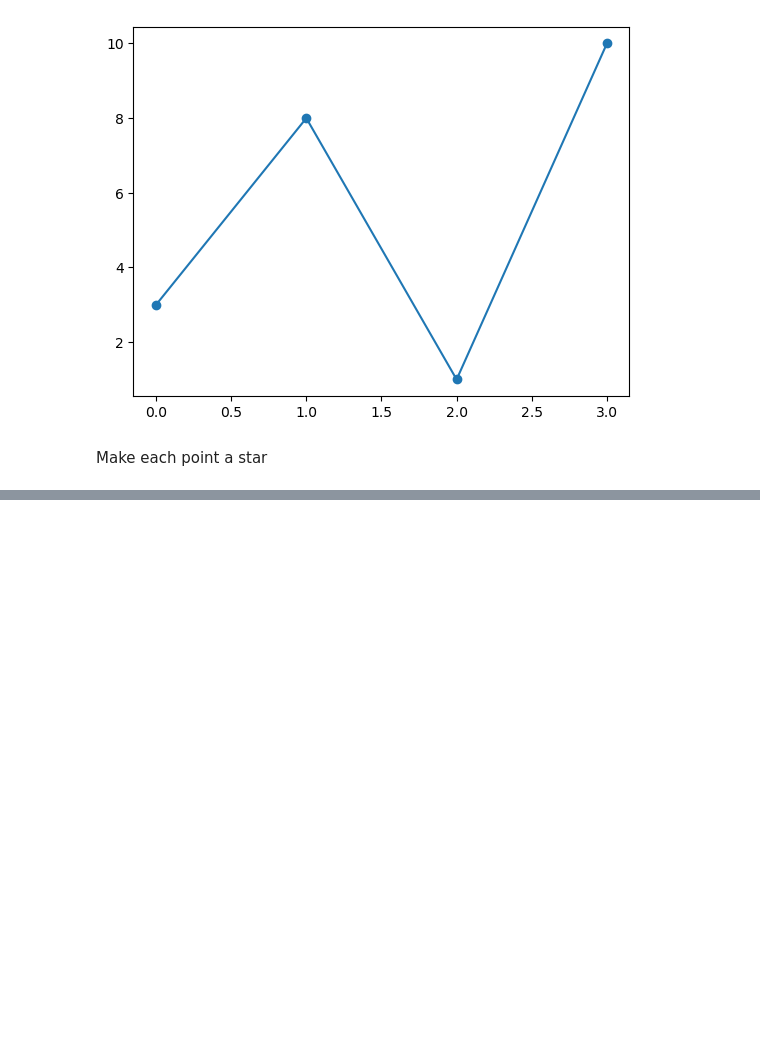
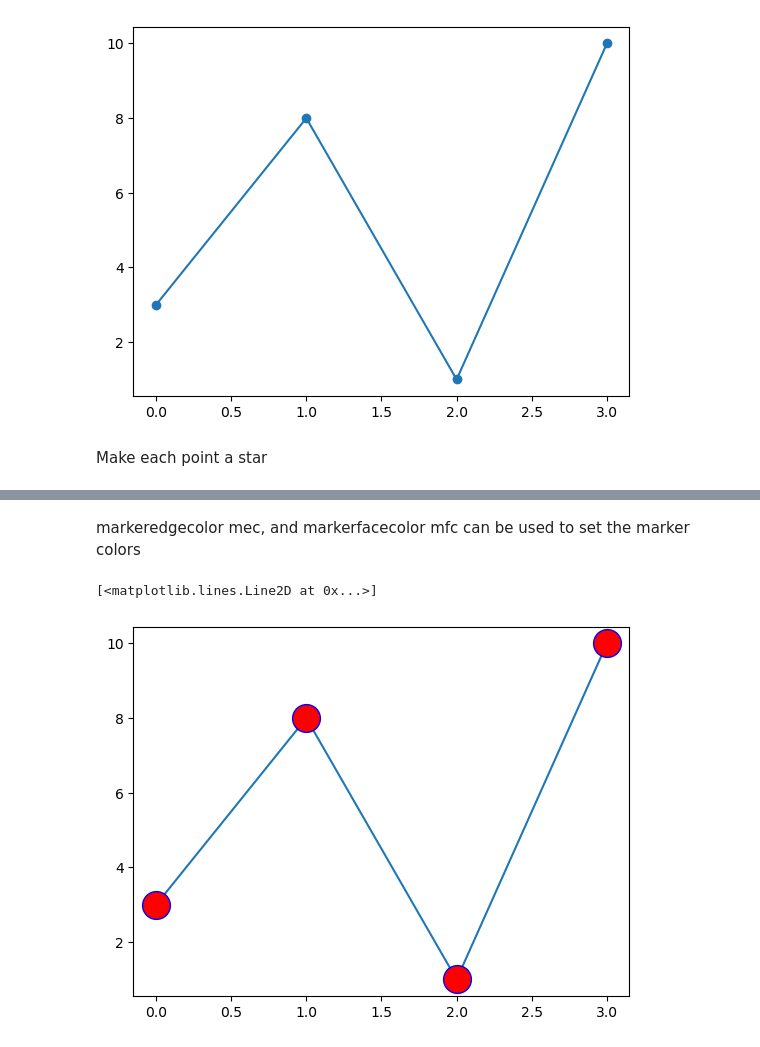
Before and after one commit to MikeCurleyCoosan/pands-mywork, a Jupyter notebook: Week8-work/matplotlib.ipynb, the cells around one changed output, grey strips where cells are left out. Cells and saved outputs as stored; diff of their text form; code cells hidden in the pictures; blank space fills up the shorter version.

```diff
--- a/Week8-work/matplotlib.ipynb
+++ b/Week8-work/matplotlib.ipynb
@@ -56,0 +123,10 @@ plt.plot(y_points, marker= '*')
+# %% [markdown]
+markeredgecolor mec, and markerfacecolor mfc can be used to set the marker colors
+# %%
+plt.plot(y_points, marker='o', ms=20, mec='b', mfc='r')
+#ms = marker size
+#mec = marker edge color
+#mfc = marker face color
+# %% [output]
+[<matplotlib.lines.Line2D at 0x...>]
+[figure, added]
```
Also changed, not shown: parts of 7 cells of this notebook.
